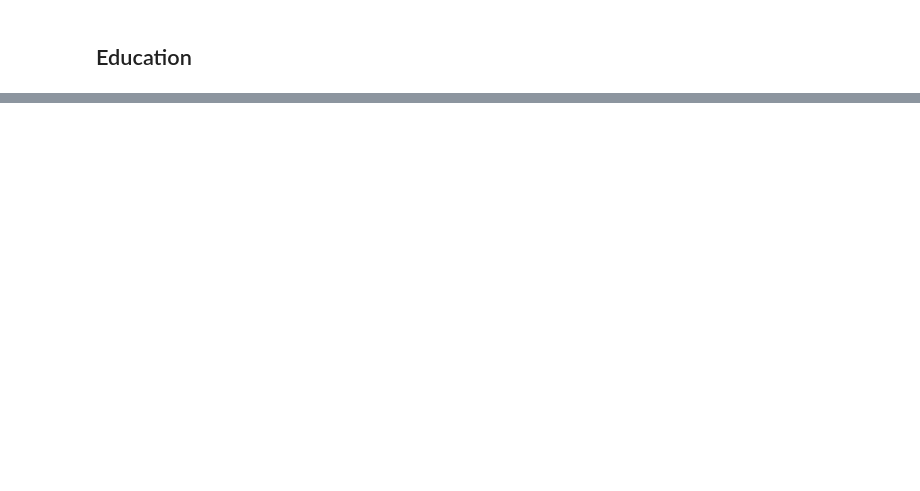
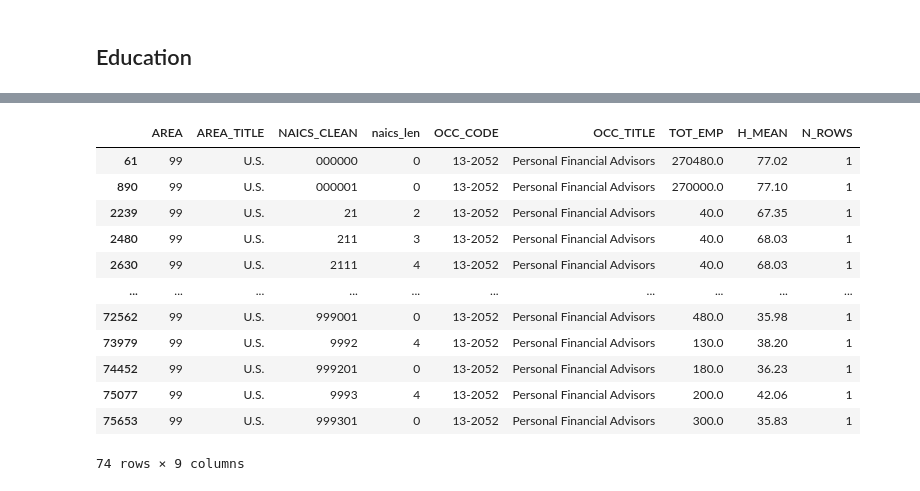
Before and after one commit to paulaluvini/opportunity_assessment, a Jupyter notebook: matrix_occupations_education.ipynb, the cells around one changed output, grey strips where cells are left out. Drawn from its saved outputs; the diff is of its cells as text; code cells hidden in the pictures; blank space fills up the shorter version.

```diff
--- a/matrix_occupations_education.ipynb
+++ b/matrix_occupations_education.ipynb
@@ -112,28 +86,30 @@ sd_long  = add_naics_hierarchy(df_sd,  naics_col="naics_code")
+# %%
+SPECIAL_NA = {"**": np.nan, "*": np.nan, "#": np.nan}
+
+def clean_bls_numeric(df, cols):
+    df = df.copy()
+    for c in cols:
+        if c in df.columns:
+            df[c] = (df[c]
+                     .astype(str).str.strip()
+                     .replace(SPECIAL_NA)
+                    )
+            df[c] = pd.to_numeric(df[c], errors="coerce")  # keeps NaN for anything non-numeric
+    return df
+
+df_nat = clean_bls_numeric(df_nat, ["TOT_EMP", "H_MEAN", "A_MEAN", "JOBS_1000", "LOC_QUOTIENT", "PCT_TOTAL"])
 # %%
-def build_naics_soc_matrix(long_df):
-    # pick what you want to aggregate; TOT_EMP is the usual weight
-    agg = (long_df
-           .groupby(["AREA", "AREA_TITLE", "AREA_TYPE", "PRIM_STATE",
-                     "NAICS_LEVEL", "NAICS_HIER",
-                     "OCC_CODE", "OCC_TITLE"], as_index=False)
+def build_naics_soc_matrix(long_df, aggregation):
+    # pick what you want to aggregate
+    long_df = long_df.loc[long_df["O_GROUP"]==aggregation]
+    agg = (long_df.groupby(["AREA", "AREA_TITLE",  "NAICS_CLEAN", "naics_len","OCC_CODE", "OCC_TITLE"], as_index=False)
            .agg(
                TOT_EMP=("TOT_EMP", "sum"),
-               # optional extras:
-               # A_MEAN=("A_MEAN", "mean"),   # careful: means should be weighted if needed
-               # H_MEAN=("H_MEAN", "mean"),
+               H_MEAN=("H_MEAN", "mean"),
                N_ROWS=("OCC_CODE", "size")
            ))
-
     # Wide “matrix” (NAICS x SOC) using TOT_EMP
-    mat = agg.pivot_table(
-        index=["NAICS_LEVEL", "NAICS_HIER"],
-        columns="OCC_CODE",
-        values="TOT_EMP",
-        aggfunc="sum",
-        fill_value=0
-    )
-
+    mat = agg.pivot_table(index=["NAICS_CLEAN", "naics_len"], columns="OCC_CODE",values="TOT_EMP",aggfunc="sum",fill_value=0)
     return agg, mat
 
-nat_agg, nat_matrix = build_naics_soc_matrix(nat_long)
-sd_agg,  sd_matrix  = build_naics_soc_matrix(sd_long)
+nat_agg, nat_matrix = build_naics_soc_matrix(df_nat, "detailed")
@@ -143,0 +345,16 @@ TypeError: unsupported operand type(s) for +: 'int' and 'str'
+# %%
+nat_agg.loc[(nat_agg["OCC_CODE"]== "13-2052")]
+# %% [output]
+|  | AREA | AREA_TITLE | NAICS_CLEAN | naics_len | OCC_CODE | OCC_TITLE | TOT_EMP | H_MEAN | N_ROWS |
+| 61 | 99 | U.S. | 000000 | 0 | 13-2052 | Personal Financial Advisors | 270480.0 | 77.02 | 1 |
+| 890 | 99 | U.S. | 000001 | 0 | 13-2052 | Personal Financial Advisors | 270000.0 | 77.10 | 1 |
+| 2239 | 99 | U.S. | 21 | 2 | 13-2052 | Personal Financial Advisors | 40.0 | 67.35 | 1 |
+| 2480 | 99 | U.S. | 211 | 3 | 13-2052 | Personal Financial Advisors | 40.0 | 68.03 | 1 |
+| 2630 | 99 | U.S. | 2111 | 4 | 13-2052 | Personal Financial Advisors | 40.0 | 68.03 | 1 |
+| ... | ... | ... | ... | ... | ... | ... | ... | ... | ... |
+| 72562 | 99 | U.S. | 999001 | 0 | 13-2052 | Personal Financial Advisors | 480.0 | 35.98 | 1 |
+| 73979 | 99 | U.S. | 9992 | 4 | 13-2052 | Personal Financial Advisors | 130.0 | 38.20 | 1 |
+| 74452 | 99 | U.S. | 999201 | 0 | 13-2052 | Personal Financial Advisors | 180.0 | 36.23 | 1 |
+| 75077 | 99 | U.S. | 9993 | 4 | 13-2052 | Personal Financial Advisors | 200.0 | 42.06 | 1 |
+| 75653 | 99 | U.S. | 999301 | 0 | 13-2052 | Personal Financial Advisors | 300.0 | 35.83 | 1 |
+74 rows × 9 columns
```
Also changed, not shown: parts of 25 cells of this notebook, 1 other file.
